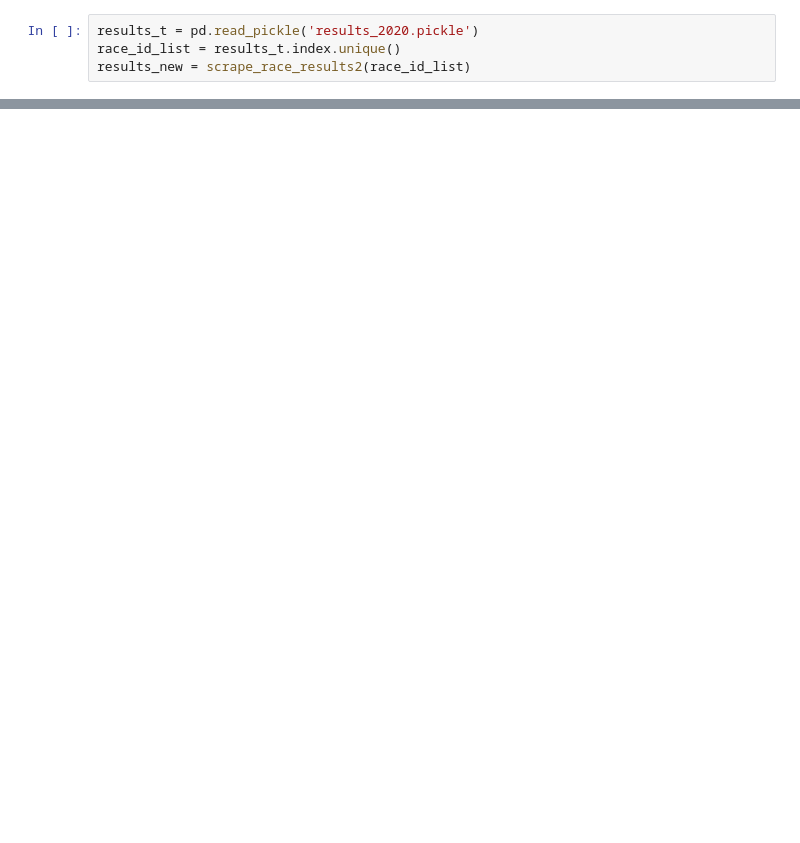
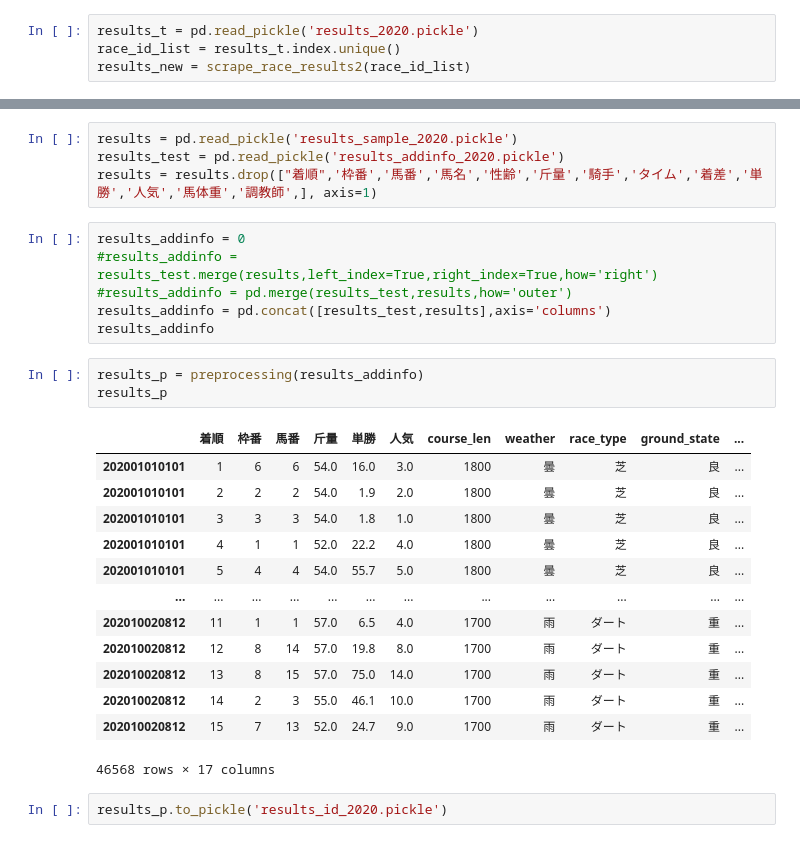
Before and after one commit to hoshi141015/keiba, a Jupyter notebook: keiba_neo.ipynb, the cells around one changed output, grey strips where cells are left out. Drawn from its saved outputs; the diff is of its cells as text; blank space fills up the shorter version.

Commit message:
id was merged

```diff
--- a/keiba_neo.ipynb
+++ b/keiba_neo.ipynb
@@ -889,0 +894,29 @@ results_sample2
+# %%
+results = pd.read_pickle('results_sample_2020.pickle')
+results_test = pd.read_pickle('results_addinfo_2020.pickle')
+results = results.drop(["着順",'枠番','馬番','馬名','性齢','斤量','騎手','タイム','着差','単勝','人気','馬体重','調教師',], axis=1)
+# %%
+results_addinfo = 0
+#results_addinfo = results_test.merge(results,left_index=True,right_index=True,how='right')
+#results_addinfo = pd.merge(results_test,results,how='outer')
+results_addinfo = pd.concat([results_test,results],axis='columns')
+results_addinfo
+# %%
+results_p = preprocessing(results_addinfo)
+results_p
+# %% [output]
+|  | 着順 | 枠番 | 馬番 | 斤量 | 単勝 | 人気 | course_len | weather | race_type | ground_state | ... |
+| 202001010101 | 1 | 6 | 6 | 54.0 | 16.0 | 3.0 | 1800 | 曇 | 芝 | 良 | ... |
+| 202001010101 | 2 | 2 | 2 | 54.0 | 1.9 | 2.0 | 1800 | 曇 | 芝 | 良 | ... |
+| 202001010101 | 3 | 3 | 3 | 54.0 | 1.8 | 1.0 | 1800 | 曇 | 芝 | 良 | ... |
+| 202001010101 | 4 | 1 | 1 | 52.0 | 22.2 | 4.0 | 1800 | 曇 | 芝 | 良 | ... |
+| 202001010101 | 5 | 4 | 4 | 54.0 | 55.7 | 5.0 | 1800 | 曇 | 芝 | 良 | ... |
+| ... | ... | ... | ... | ... | ... | ... | ... | ... | ... | ... | ... |
+| 202010020812 | 11 | 1 | 1 | 57.0 | 6.5 | 4.0 | 1700 | 雨 | ダート | 重 | ... |
+| 202010020812 | 12 | 8 | 14 | 57.0 | 19.8 | 8.0 | 1700 | 雨 | ダート | 重 | ... |
+| 202010020812 | 13 | 8 | 15 | 57.0 | 75.0 | 14.0 | 1700 | 雨 | ダート | 重 | ... |
+| 202010020812 | 14 | 2 | 3 | 55.0 | 46.1 | 10.0 | 1700 | 雨 | ダート | 重 | ... |
+| 202010020812 | 15 | 7 | 13 | 52.0 | 24.7 | 9.0 | 1700 | 雨 | ダート | 重 | ... |
+46568 rows × 17 columns
+# %%
+results_p.to_pickle('results_id_2020.pickle')
```
Also changed, not shown: parts of 10 cells of this notebook, 2 other files.
